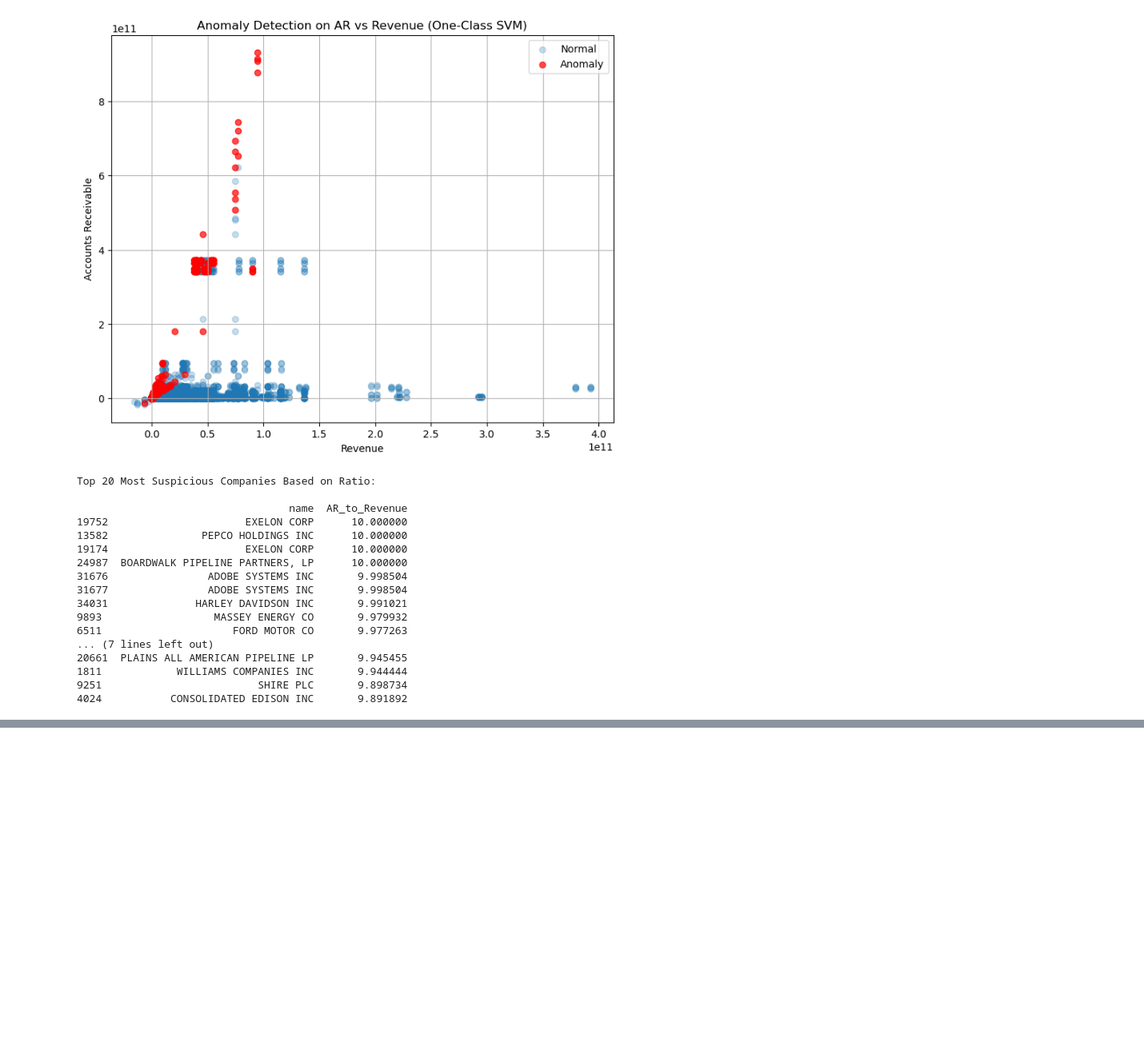
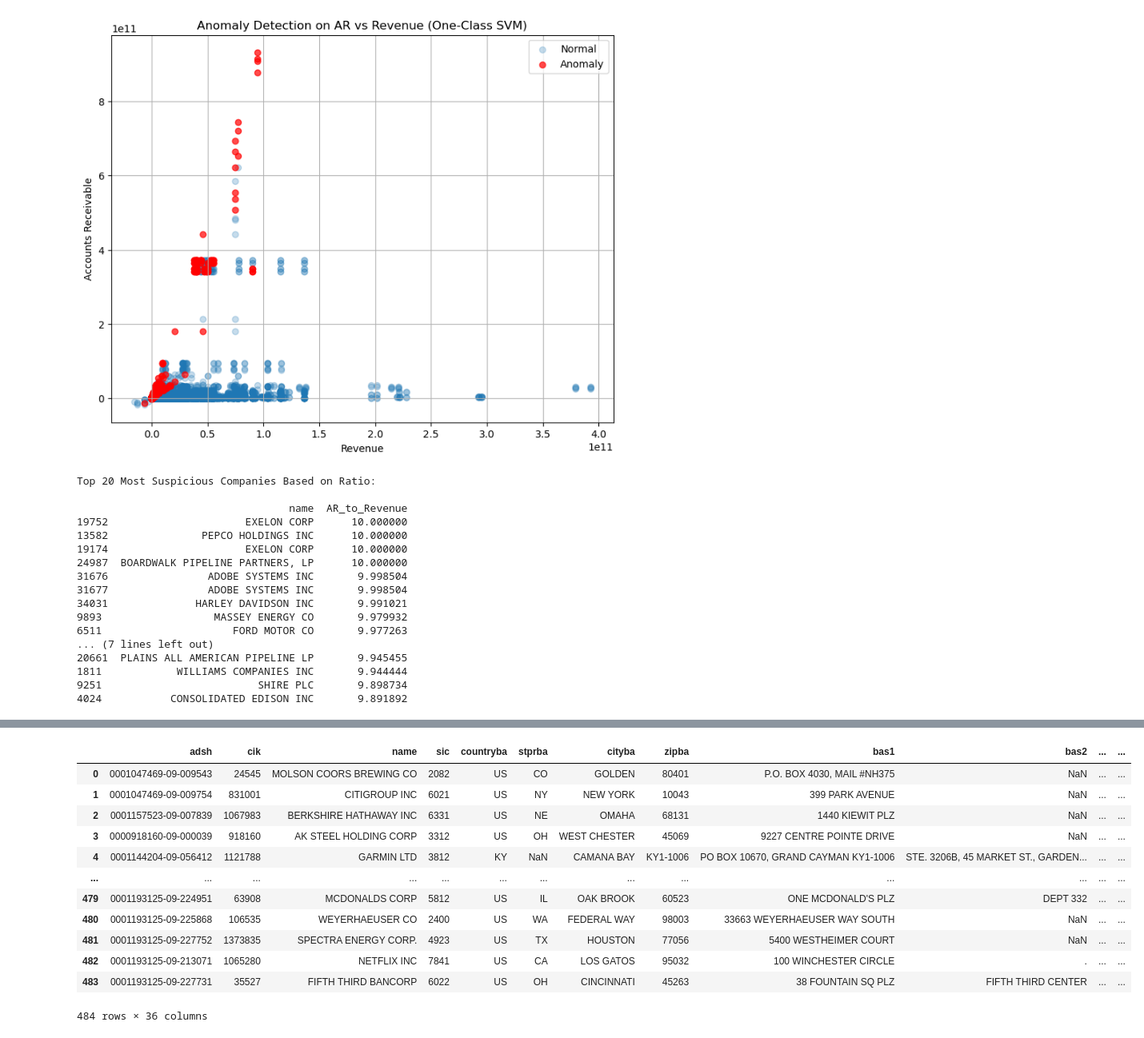
Before and after one commit to Codeman0834/FTP, a Jupyter notebook: TFP.ipynb, the cells around one changed output, grey strips where cells are left out. Shown: that part at 80% size. Drawn from its saved outputs; the diff is of its cells as text; code cells hidden in the pictures; blank space fills up the shorter version.

```diff
--- a/TFP.ipynb
+++ b/TFP.ipynb
@@ -112,0 +135,16 @@ Top 20 Most Suspicious Companies Based on Ratio:
+# %%
+sub
+# %% [output]
+|  | adsh | cik | name | sic | countryba | stprba | cityba | zipba | bas1 | bas2 | ... | ... |
+| 0 | 0001047469-09-009543 | 24545 | MOLSON COORS BREWING CO | 2082 | US | CO | GOLDEN | 80401 | P.O. BOX 4030, MAIL #NH375 | NaN | ... | ... |
+| 1 | 0001047469-09-009754 | 831001 | CITIGROUP INC | 6021 | US | NY | NEW YORK | 10043 | 399 PARK AVENUE | NaN | ... | ... |
+| 2 | 0001157523-09-007839 | 1067983 | BERKSHIRE HATHAWAY INC | 6331 | US | NE | OMAHA | 68131 | 1440 KIEWIT PLZ | NaN | ... | ... |
+| 3 | 0000918160-09-000039 | 918160 | AK STEEL HOLDING CORP | 3312 | US | OH | WEST CHESTER | 45069 | 9227 CENTRE POINTE DRIVE | NaN | ... | ... |
+| 4 | 0001144204-09-056412 | 1121788 | GARMIN LTD | 3812 | KY | NaN | CAMANA BAY | KY1-1006 | PO BOX 10670, GRAND CAYMAN KY1-1006 | STE. 3206B, 45 MARKET ST., GARDEN... | ... | ... |
+| ... | ... | ... | ... | ... | ... | ... | ... | ... | ... | ... | ... | ... |
+| 479 | 0001193125-09-224951 | 63908 | MCDONALDS CORP | 5812 | US | IL | OAK BROOK | 60523 | ONE MCDONALD'S PLZ | DEPT 332 | ... | ... |
+| 480 | 0001193125-09-225868 | 106535 | WEYERHAEUSER CO | 2400 | US | WA | FEDERAL WAY | 98003 | 33663 WEYERHAEUSER WAY SOUTH | NaN | ... | ... |
+| 481 | 0001193125-09-227752 | 1373835 | SPECTRA ENERGY CORP. | 4923 | US | TX | HOUSTON | 77056 | 5400 WESTHEIMER COURT | NaN | ... | ... |
+| 482 | 0001193125-09-213071 | 1065280 | NETFLIX INC | 7841 | US | CA | LOS GATOS | 95032 | 100 WINCHESTER CIRCLE | . | ... | ... |
+| 483 | 0001193125-09-227731 | 35527 | FIFTH THIRD BANCORP | 6022 | US | OH | CINCINNATI | 45263 | 38 FOUNTAIN SQ PLZ | FIFTH THIRD CENTER | ... | ... |
+484 rows × 36 columns
```
Also changed, not shown: parts of 4 cells of this notebook.
